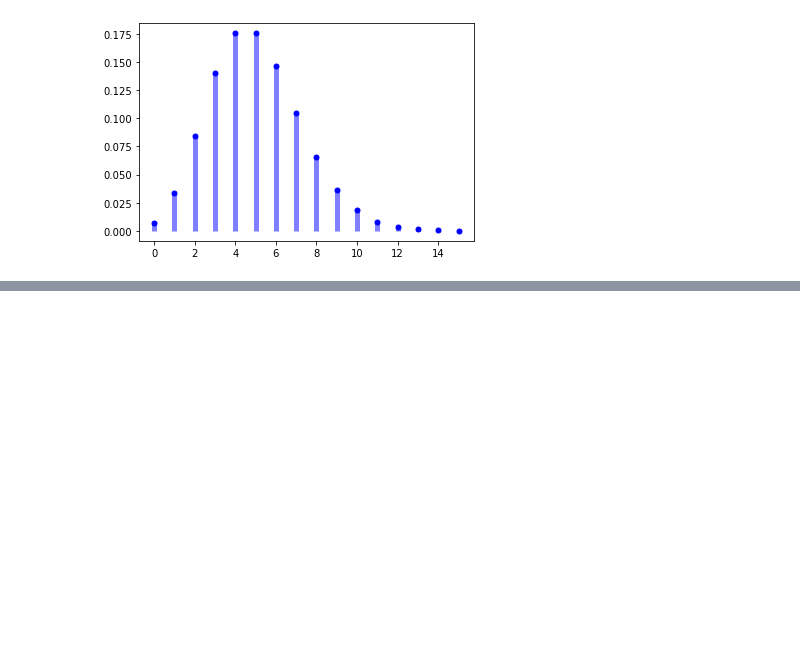
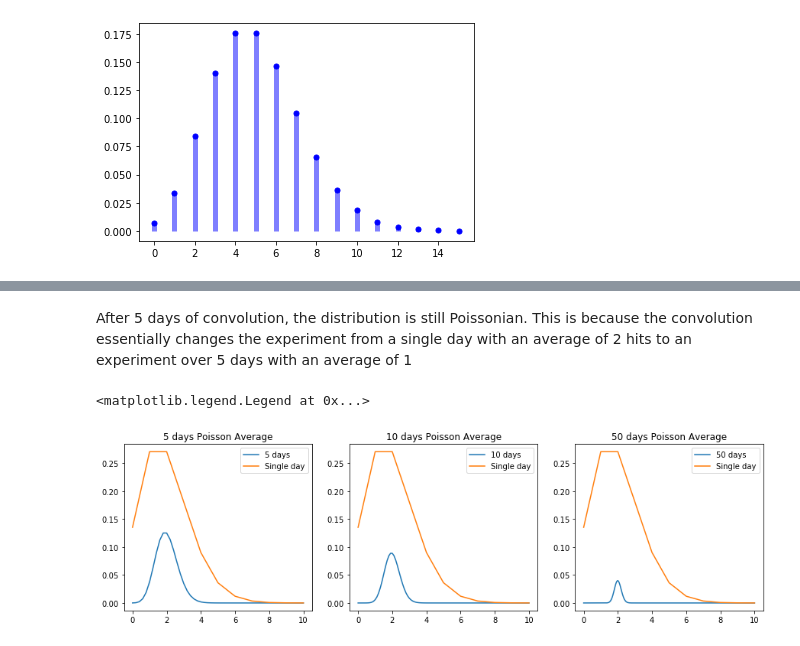
Before and after one commit to maverickmillican/Phys_434_Millican, a Jupyter notebook: Lab2_Millican.ipynb, the cells around one changed output, grey strips where cells are left out. Saved outputs shown, nothing was run; the diff lists cells and outputs as text; code cells hidden in the pictures; blank space fills up the shorter version.

```diff
--- a/Lab2_Millican.ipynb
+++ b/Lab2_Millican.ipynb
@@ -36,0 +60,38 @@ print(f"{len(y)}")
+# %% [markdown]
+After 5 days of convolution, the distribution is still Poissonian. This is because the convolution essentially changes the experiment from a single day with an average of 2 hits to an experiment over 5 days with an average of 1
+# %%
+fig, (ax, ax2, ax3) = plt.subplots(1, 3, figsize = (15, 4))
+days = 5
+x = np.linspace(0, 10, 11)
+err_y = stats.poisson.pmf(x, err_mu, offset)
+y = np.convolve(err_y, err_y)
+for i in range (2, days):
+    y = np.convolve(y, err_y)
+new_x = np.linspace(0, 10*days, 10*days+1)/days
+ax.plot(new_x, y, label = f'{days} days')
+ax.plot(x, err_y, label = 'Single day')
+days = 10
+x = np.linspace(0, 10, 11)
+err_y = stats.poisson.pmf(x, err_mu, offset)
+y = np.convolve(err_y, err_y)
+for i in range (2, days):
+    y = np.convolve(y, err_y)
+new_x = np.linspace(0, 10*days, 10*days+1)/days
+ax2.plot(new_x, y, label = f'{days} days')
+ax2.plot(x, err_y, label = 'Single day')
+days = 50
+x = np.linspace(0, 10, 11)
+err_y = stats.poisson.pmf(x, err_mu, offset)
+y = np.convolve(err_y, err_y)
+for i in range (2, days):
+    y = np.convolve(y, err_y)
+new_x = np.linspace(0, 10*days, 10*days+1)/days
+ax3.plot(new_x, y, label = f'{days} days')
+ax3.plot(x, err_y, label = 'Single day')
+
+ax.set_title('5 days Poisson Average'); ax.legend()
+ax2.set_title('10 days Poisson Average'); ax2.legend()
+ax3.set_title('50 days Poisson Average'); ax3.legend()
+# %% [output]
+<matplotlib.legend.Legend at 0x...>
+[figure, added]
```
Also changed, not shown: parts of 4 cells of this notebook.
